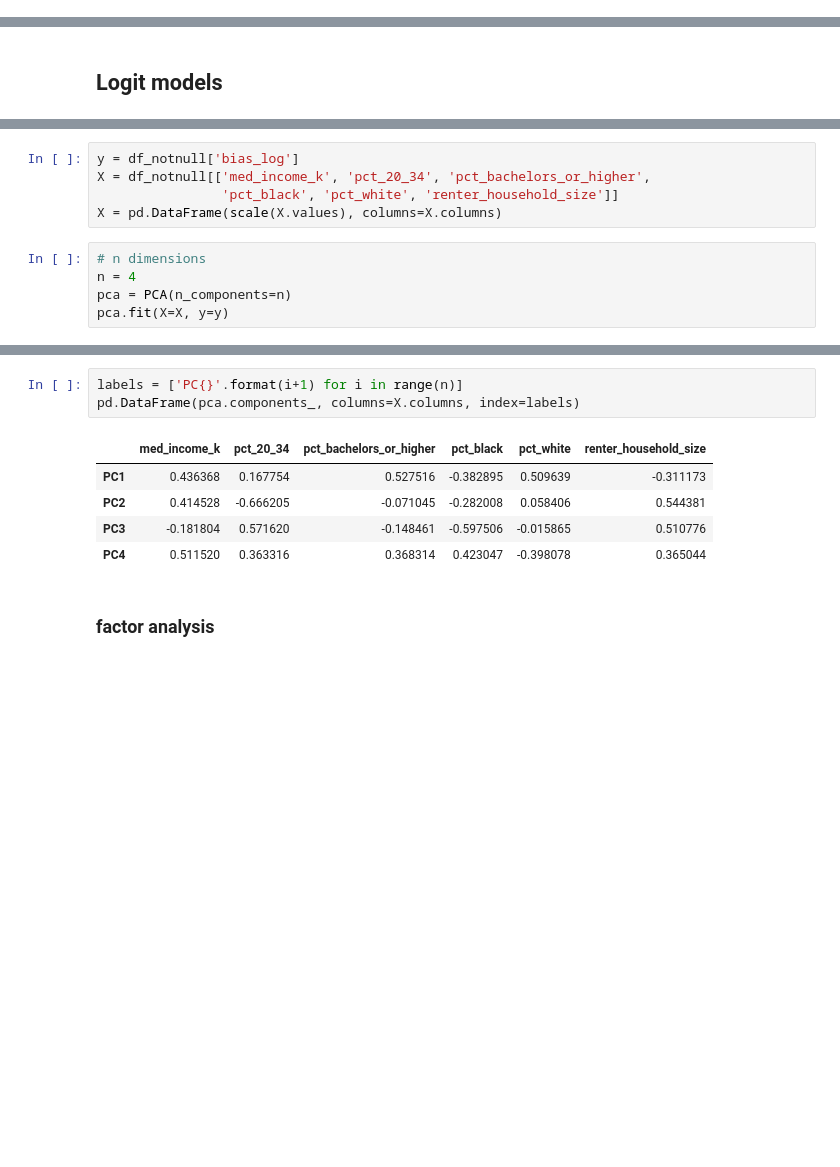
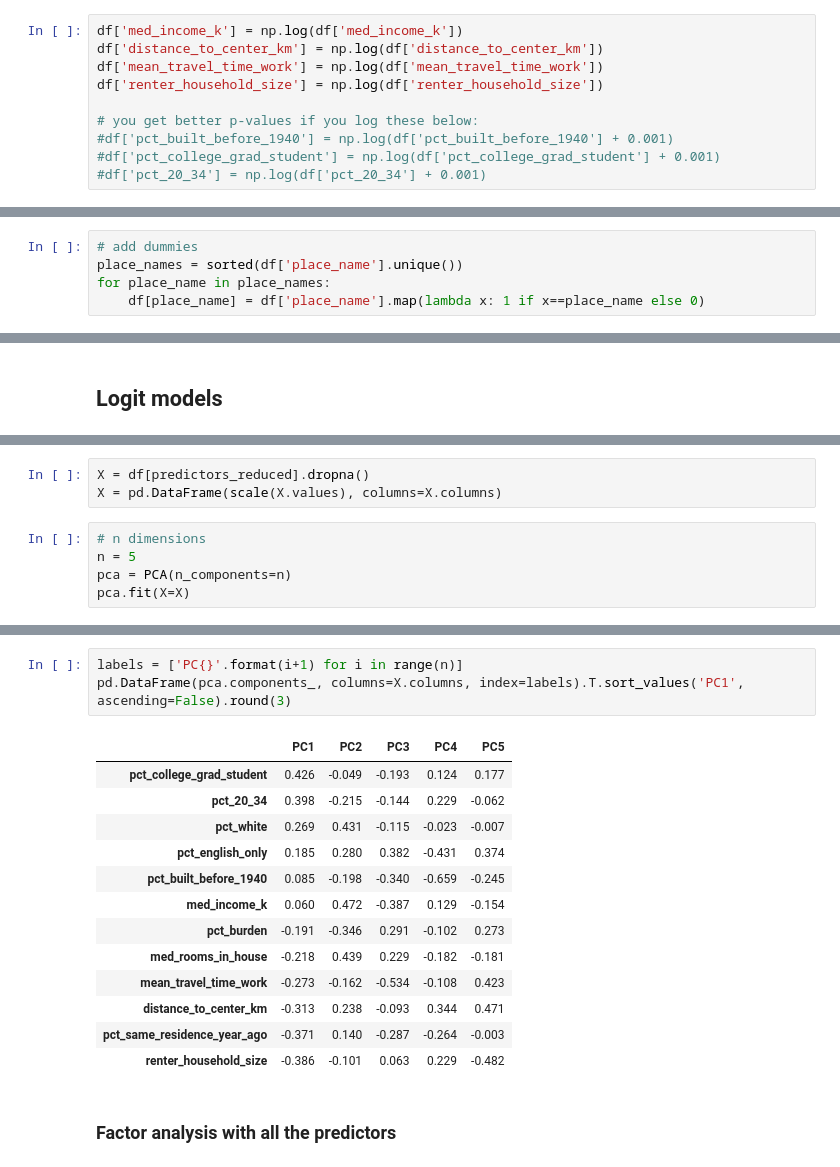
Before and after one commit to gboeing/representation-listings, a Jupyter notebook: 07-analysis.ipynb, the cells around one changed output, grey strips where cells are left out. Saved outputs shown, nothing was run; the diff lists cells and outputs as text; blank space fills up the shorter version.

Commit message:
updates to analysis

```diff
--- a/07-analysis.ipynb
+++ b/07-analysis.ipynb
@@ -208,0 +418,10 @@ for y_var, x_var in var_pairs:
+# %%
+df['med_income_k'] = np.log(df['med_income_k'])
+df['distance_to_center_km'] = np.log(df['distance_to_center_km'])
+df['mean_travel_time_work'] = np.log(df['mean_travel_time_work'])
+df['renter_household_size'] = np.log(df['renter_household_size'])
+
+# you get better p-values if you log these below:
+#df['pct_built_before_1940'] = np.log(df['pct_built_before_1940'] + 0.001)
+#df['pct_college_grad_student'] = np.log(df['pct_college_grad_student'] + 0.001)
+#df['pct_20_34'] = np.log(df['pct_20_34'] + 0.001)
@@ -208,0 +449,5 @@ for y_var, x_var in var_pairs:
+# %%
+# add dummies
+place_names = sorted(df['place_name'].unique())
+for place_name in place_names:
+    df[place_name] = df['place_name'].map(lambda x: 1 if x==place_name else 0)
@@ -380,11 +742,9 @@ pct_white                   0.0039      0.001      3.740      0.000       0.002
 # %%
-y = df_notnull['bias_log']
-X = df_notnull[['med_income_k', 'pct_20_34', 'pct_bachelors_or_higher',
-                'pct_black', 'pct_white', 'renter_household_size']]
+X = df[predictors_reduced].dropna()
 X = pd.DataFrame(scale(X.values), columns=X.columns)
 # %%
 # n dimensions
-n = 4
+n = 5
 pca = PCA(n_components=n)
-pca.fit(X=X, y=y)
+pca.fit(X=X)
 # %% [output]
@@ -403,12 +763,20 @@ array([0.502, 0.709, 0.853, 0.945])
 # %%
 labels = ['PC{}'.format(i+1) for i in range(n)]
-pd.DataFrame(pca.components_, columns=X.columns, index=labels)
+pd.DataFrame(pca.components_, columns=X.columns, index=labels).T.sort_values('PC1', ascending=False).round(3)
 # %% [output]
-|  | med_income_k | pct_20_34 | pct_bachelors_or_higher | pct_black | pct_white | renter_household_size |
-| PC1 | 0.436368 | 0.167754 | 0.527516 | -0.382895 | 0.509639 | -0.311173 |
-| PC2 | 0.414528 | -0.666205 | -0.071045 | -0.282008 | 0.058406 | 0.544381 |
-| PC3 | -0.181804 | 0.571620 | -0.148461 | -0.597506 | -0.015865 | 0.510776 |
-| PC4 | 0.511520 | 0.363316 | 0.368314 | 0.423047 | -0.398078 | 0.365044 |
+|  | PC1 | PC2 | PC3 | PC4 | PC5 |
+| pct_college_grad_student | 0.426 | -0.049 | -0.193 | 0.124 | 0.177 |
+| pct_20_34 | 0.398 | -0.215 | -0.144 | 0.229 | -0.062 |
+| pct_white | 0.269 | 0.431 | -0.115 | -0.023 | -0.007 |
+| pct_english_only | 0.185 | 0.280 | 0.382 | -0.431 | 0.374 |
+| pct_built_before_1940 | 0.085 | -0.198 | -0.340 | -0.659 | -0.245 |
+| med_income_k | 0.060 | 0.472 | -0.387 | 0.129 | -0.154 |
+| pct_burden | -0.191 | -0.346 | 0.291 | -0.102 | 0.273 |
+| med_rooms_in_house | -0.218 | 0.439 | 0.229 | -0.182 | -0.181 |
+| mean_travel_time_work | -0.273 | -0.162 | -0.534 | -0.108 | 0.423 |
+| distance_to_center_km | -0.313 | 0.238 | -0.093 | 0.344 | 0.471 |
+| pct_same_residence_year_ago | -0.371 | 0.140 | -0.287 | -0.264 | -0.003 |
+| renter_household_size | -0.386 | -0.101 | 0.063 | 0.229 | -0.482 |
-# %% [markdown]
-### factor analysis
+# %% [markdown]
+### Factor analysis with all the predictors
 # %%
```
Also changed, not shown: parts of 82 cells of this notebook, 3 other files.
